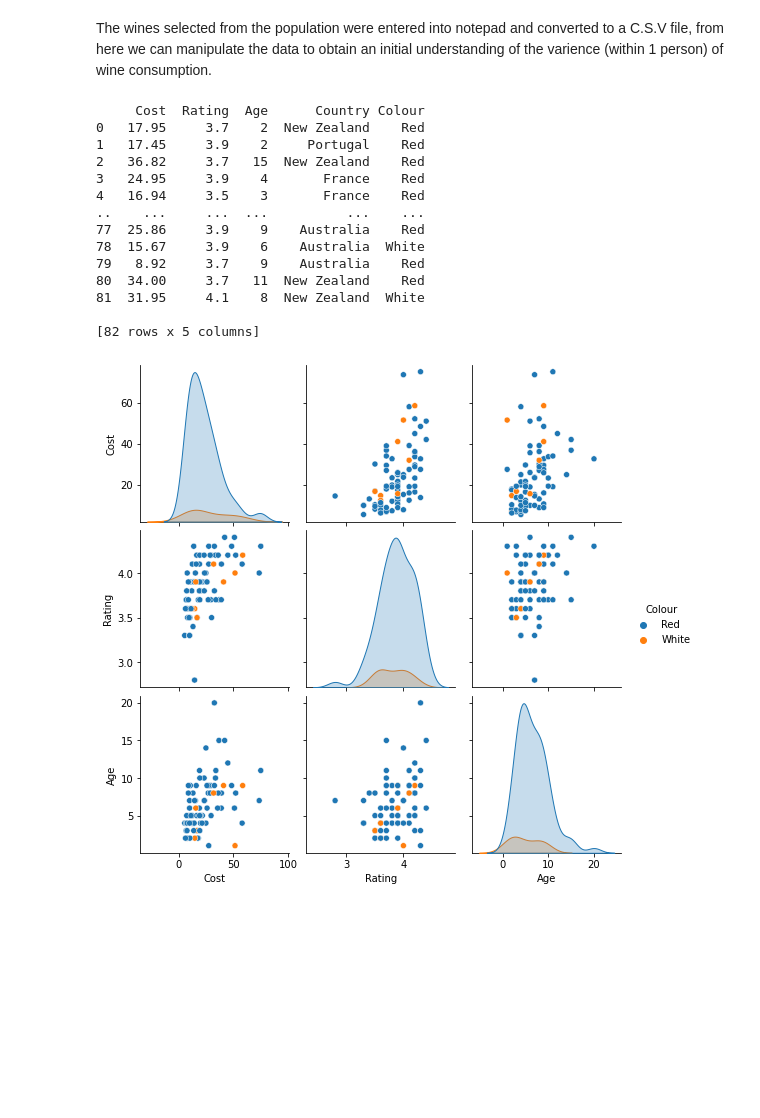
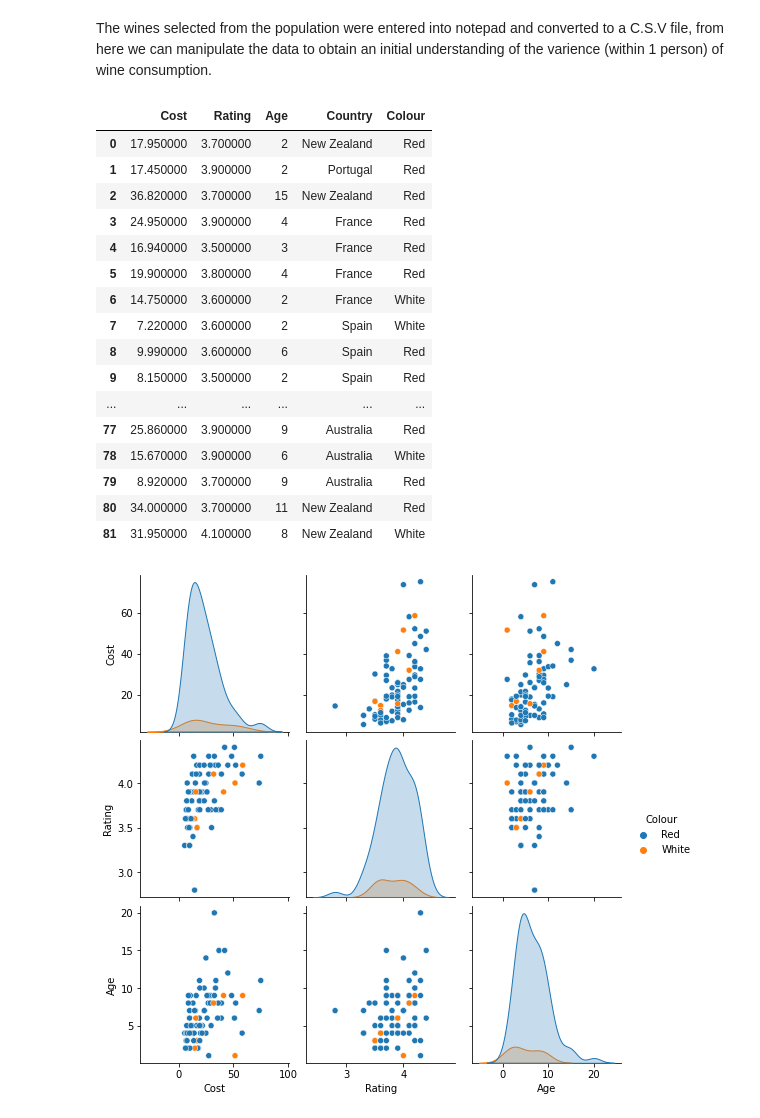
Before and after one commit to Jonathangmit/Wine-dataset, a Jupyter notebook: NumPy data set project.ipynb, the cells around one changed output. Saved outputs shown, nothing was run; the diff lists cells and outputs as text; code cells hidden in the pictures; blank space fills up the shorter version.

```diff
--- a/NumPy data set project.ipynb
+++ b/NumPy data set project.ipynb
@@ -222,23 +222,26 @@ The wines selected from the population were entered into notepad and converted t
 # %%
 import pandas as pd
 col = ['Cost', 'Rating' , 'Age' , 'Country', 'Colour']
-wr =pd.read_csv("wine_ratings.csv",names=col)
-print (wr)
+df = pd.read_csv("wine_ratings.csv",names=col)
+df.style
 # %% [output]
-     Cost  Rating  Age      Country Colour
-0   17.95     3.7    2  New Zealand    Red
-1   17.45     3.9    2     Portugal    Red
-2   36.82     3.7   15  New Zealand    Red
-3   24.95     3.9    4       France    Red
-4   16.94     3.5    3       France    Red
-..    ...     ...  ...          ...    ...
-77  25.86     3.9    9    Australia    Red
-78  15.67     3.9    6    Australia  White
-79   8.92     3.7    9    Australia    Red
-80  34.00     3.7   11  New Zealand    Red
-81  31.95     4.1    8  New Zealand  White
-
-[82 rows x 5 columns]
+|  | Cost | Rating | Age | Country | Colour |
+| 0 | 17.950000 | 3.700000 | 2 | New Zealand | Red |
+| 1 | 17.450000 | 3.900000 | 2 | Portugal | Red |
+| 2 | 36.820000 | 3.700000 | 15 | New Zealand | Red |
+| 3 | 24.950000 | 3.900000 | 4 | France | Red |
+| 4 | 16.940000 | 3.500000 | 3 | France | Red |
+| 5 | 19.900000 | 3.800000 | 4 | France | Red |
+| 6 | 14.750000 | 3.600000 | 2 | France | White |
+| 7 | 7.220000 | 3.600000 | 2 | Spain | White |
+| 8 | 9.990000 | 3.600000 | 6 | Spain | Red |
+| 9 | 8.150000 | 3.500000 | 2 | Spain | Red |
+| ... | ... | ... | ... | ... | ... |
+| 77 | 25.860000 | 3.900000 | 9 | Australia | Red |
+| 78 | 15.670000 | 3.900000 | 6 | Australia | White |
+| 79 | 8.920000 | 3.700000 | 9 | Australia | Red |
+| 80 | 34.000000 | 3.700000 | 11 | New Zealand | Red |
+| 81 | 31.950000 | 4.100000 | 8 | New Zealand | White |
 # %%
 import seaborn as sns
 import matplotlib.pyplot as plt
```
Also changed, not shown: parts of 5 cells of this notebook.
